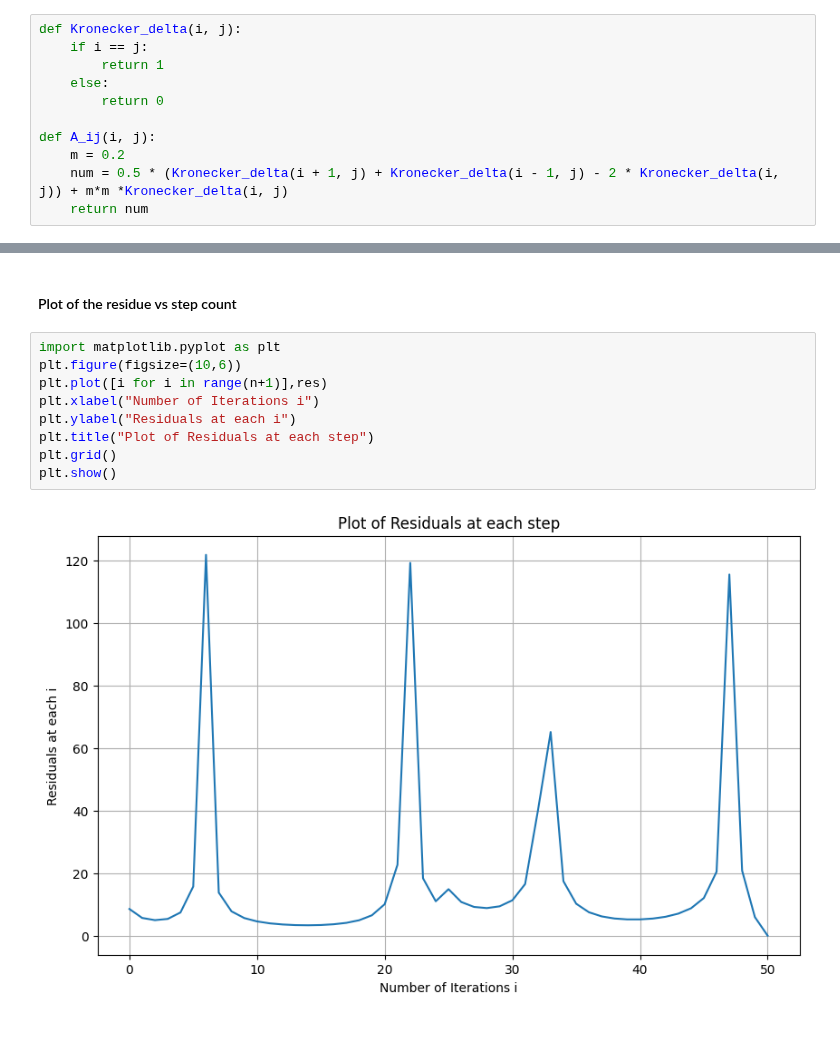
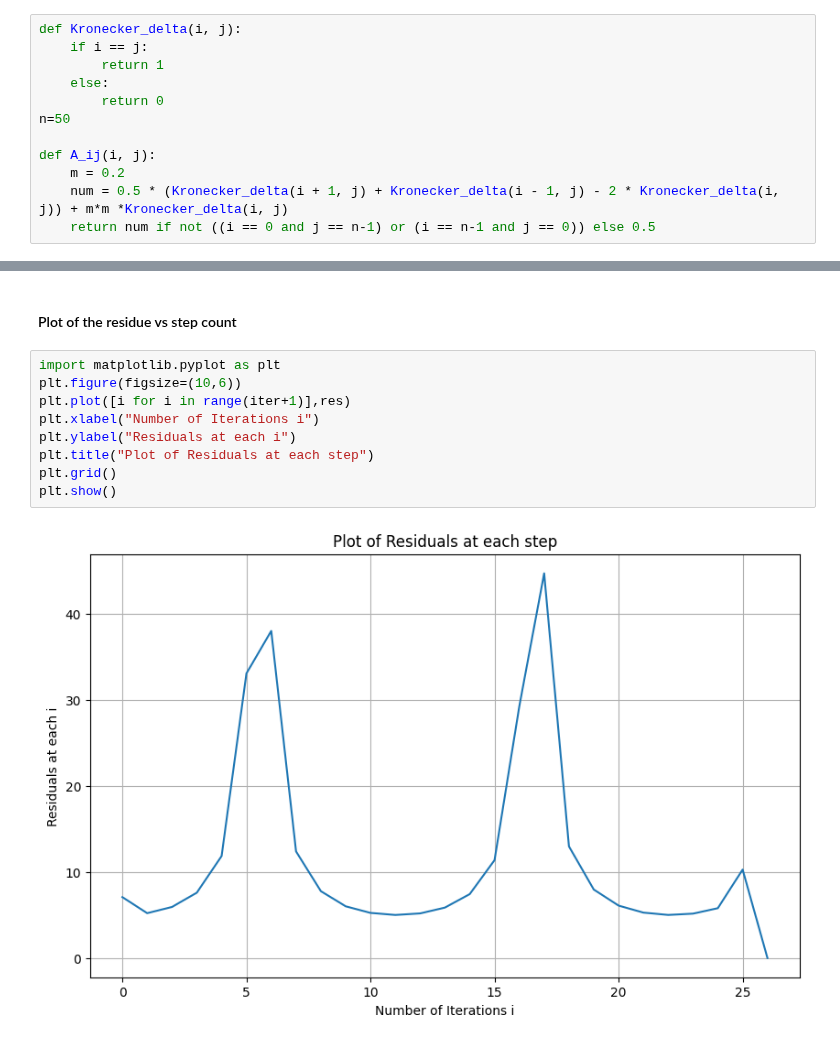
Before and after one commit to ananthapadmanabhan18/P452_Computational_Physics, a Jupyter notebook: Assignments/Assignment-2/Answers_asgn2.ipynb, the cells around one changed output, grey strips where cells are left out. Saved outputs shown, nothing was run; the diff lists cells and outputs as text.

```diff
--- a/Assignments/Assignment-2/Answers_asgn2.ipynb
+++ b/Assignments/Assignment-2/Answers_asgn2.ipynb
@@ -264,11 +264,12 @@ def Kronecker_delta(i, j):
         return 1
     else:
         return 0
+n=50
 
 def A_ij(i, j):
     m = 0.2
     num = 0.5 * (Kronecker_delta(i + 1, j) + Kronecker_delta(i - 1, j) - 2 * Kronecker_delta(i, j)) + m*m *Kronecker_delta(i, j)
-    return num
+    return num if not ((i == 0 and j == n-1) or (i == n-1 and j == 0)) else 0.5
 # %% [markdown]
 <h4> Defining the necessary operations (Multiplication of function matrix with list matrix) </h4>
 # %%
@@ -373,11 +374,11 @@ The inverse of the Matrix A is saved in the file Q4-A_inv.txt
 # %%
 import matplotlib.pyplot as plt
 plt.figure(figsize=(10,6))
-plt.plot([i for i in range(n+1)],res)
+plt.plot([i for i in range(iter+1)],res)
 plt.xlabel("Number of Iterations i")
 plt.ylabel("Residuals at each i")
 plt.title("Plot of Residuals at each step")
 plt.grid()
 plt.show()
 # %% [output]
-[figure, old version]
+[figure, new version]
```
Also changed, not shown: parts of 1 cell of this notebook, 3 other files.
